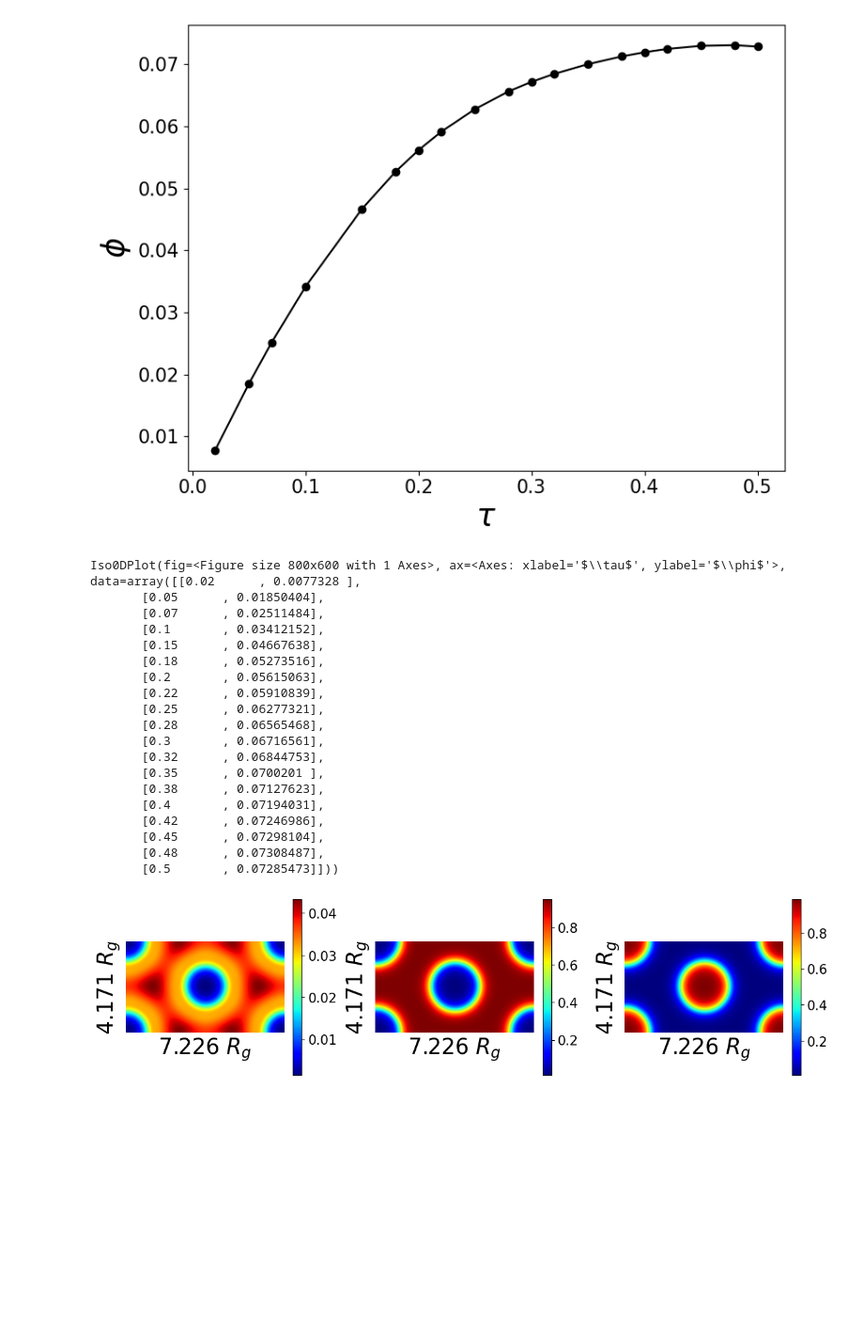
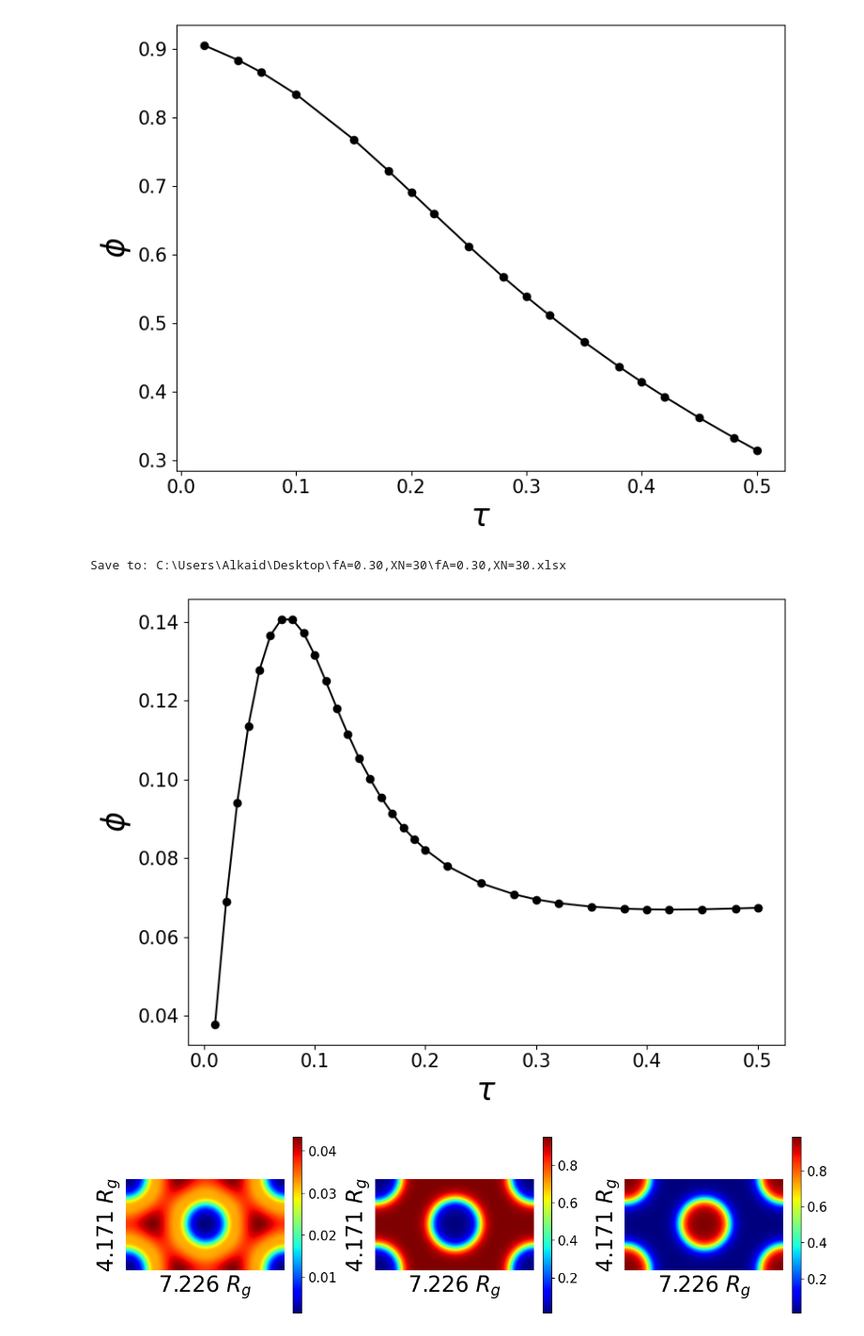
Before and after one commit to KangruiYuan/SimuBox, a Jupyter notebook: demos/scripts.ipynb, the cells around one changed output. Shown at 94% size. Saved outputs shown, nothing was run; the diff lists cells and outputs as text; code cells hidden in the pictures; blank space fills up the shorter version.

```diff
--- a/demos/scripts.ipynb
+++ b/demos/scripts.ipynb
@@ -12,28 +128,17 @@ from pathlib import Path
+# %%
+from SimuBox import iso0D
+path = Path(r"C:\Users\Alkaid\Desktop\fA=0.30,XN=30")
+res = iso0D(paths=path, labels="tau", filename="block.bin", point=[0.5, 0.7], target=2)
+# %% [output]
+[figure, added]
+Save to: C:\Users\Alkaid\Desktop\fA=0.30,XN=30\fA=0.30,XN=30.xlsx
 # %%
-path = Path(r"C:\Users\Alkaid\Desktop\fA=0.30,XN=30")
+from SimuBox import iso0D
+path = Path(r"C:\Users\Alkaid\Desktop\fA=0.755,XN=30")
 folders = list(path.iterdir())
-iso0D(paths=folders, labels="tau", filename="block.bin", point=[0,0.6])
+res = iso0D(paths=folders, labels="tau", filename="block.txt", point=[0.5, 0.5], target=0)
 # %% [output]
-[figure, old version]
+[figure, new version]
-Iso0DPlot(fig=<Figure size 800x600 with 1 Axes>, ax=<Axes: xlabel='$\\tau$', ylabel='$\\phi$'>, data=array([[0.02      , 0.0077328 ],
-       [0.05      , 0.01850404],
-       [0.07      , 0.02511484],
-       [0.1       , 0.03412152],
-       [0.15      , 0.04667638],
-       [0.18      , 0.05273516],
-       [0.2       , 0.05615063],
-       [0.22      , 0.05910839],
-       [0.25      , 0.06277321],
-       [0.28      , 0.06565468],
-       [0.3       , 0.06716561],
-       [0.32      , 0.06844753],
-       [0.35      , 0.0700201 ],
-       [0.38      , 0.07127623],
-       [0.4       , 0.07194031],
-       [0.42      , 0.07246986],
-       [0.45      , 0.07298104],
-       [0.48      , 0.07308487],
-       [0.5       , 0.07285473]]))
 # %%
 path = check_filepath("./datasets/density/bin_block", filename="block.txt", )
 des = read_density(path)
```
Also changed, not shown: parts of 3 cells of this notebook, 4 other files.
